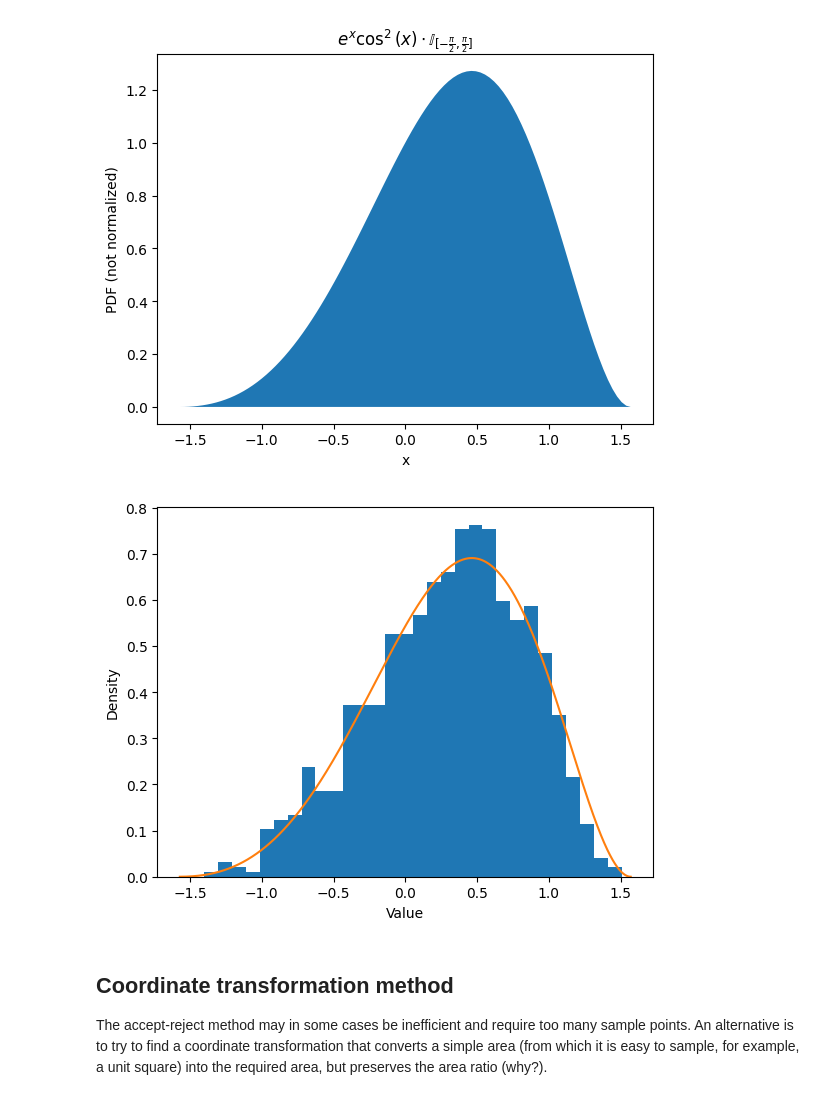
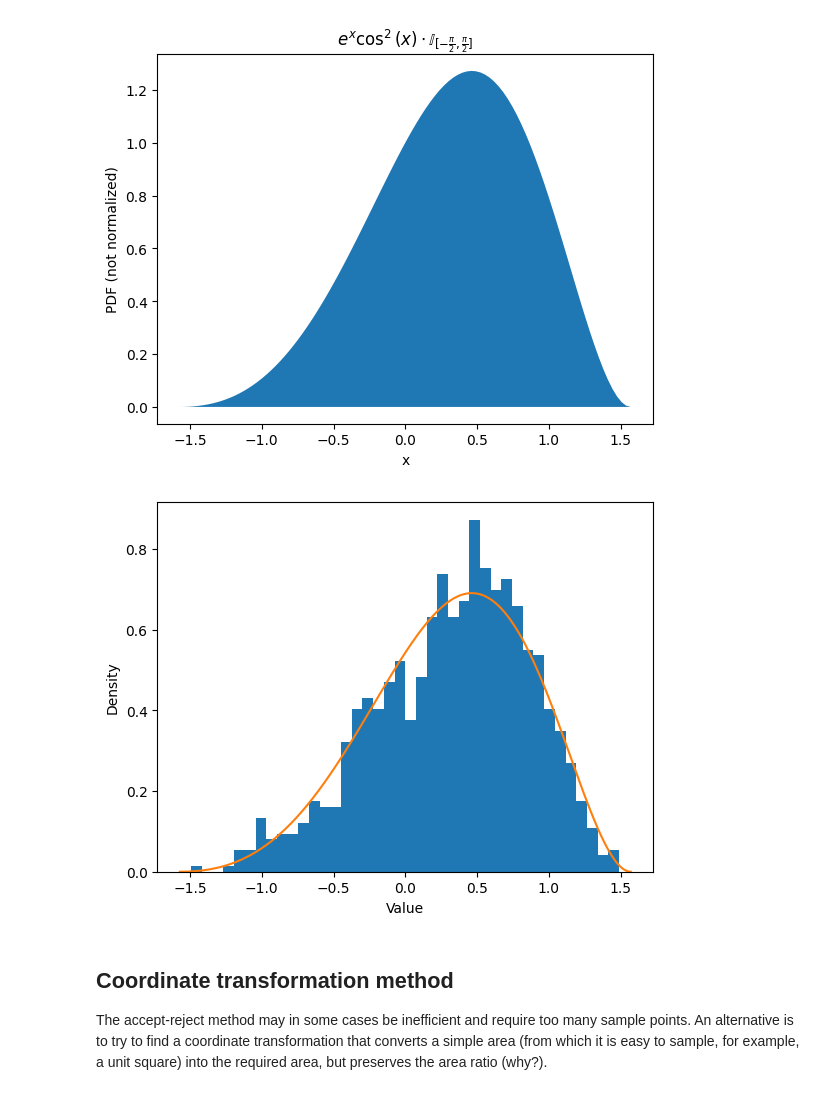
Before and after one commit to AlexSamarokov/StatPrak25, a Jupyter notebook: 3_random.ipynb, the cells around one changed output. Saved outputs shown, nothing was run; the diff lists cells and outputs as text; code cells hidden in the pictures.

```diff
--- a/3_random.ipynb
+++ b/3_random.ipynb
@@ -205,29 +205,30 @@ plt.show()
 # %%
 import numpy as np
 import matplotlib.pyplot as plt
 from scipy.integrate import quad
+x = np.random.uniform(-np.pi/2, np.pi/2)
+sampled_points = []
 
-x = np.random.uniform(-np.pi/2, np.pi/2)
-sample = []
-
-for i in range(1000):
+for _ in range(1000):
     x = np.random.uniform(-np.pi/2, np.pi/2)
     while np.exp(x)*np.cos(x)**2 < np.random.uniform(0, 1.5):
         x = np.random.uniform(-np.pi/2, np.pi/2)
-    sample.append(x)
+    sampled_points.append(x)
+
+plt.hist(sampled_points, bins=40, density=True)
 
 x_values = np.linspace(-np.pi/2, np.pi/2, 1000)
 target_density_not_normalized = lambda x: np.exp(x) * np.cos(x)**2
 normalizing_constant, _ = quad(target_density_not_normalized, -np.pi/2, np.pi/2)
 target_density = lambda x: target_density_not_normalized(x) / normalizing_constant
 
-plt.hist(sample, bins=30, density=True)
 plt.plot(x_values, target_density(x_values))
+
 plt.xlabel('Value')
 plt.ylabel('Density')
 plt.show()
 # %% [output]
-[figure, old version]
+[figure, new version]
 # %% [markdown]
 ## Coordinate transformation method
 
```
Also changed, not shown: parts of 4 cells of this notebook.
